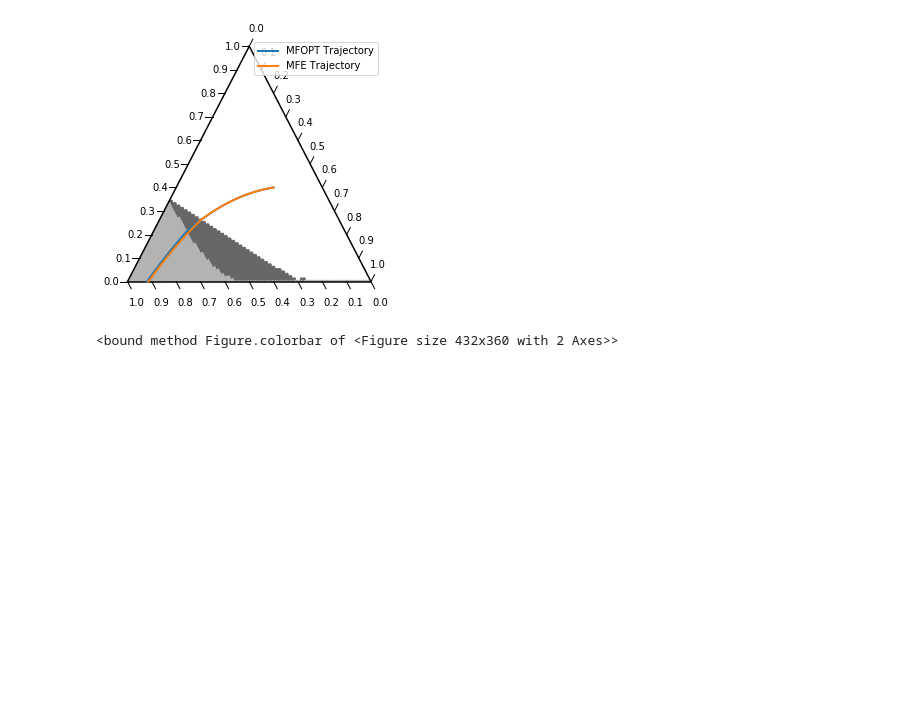
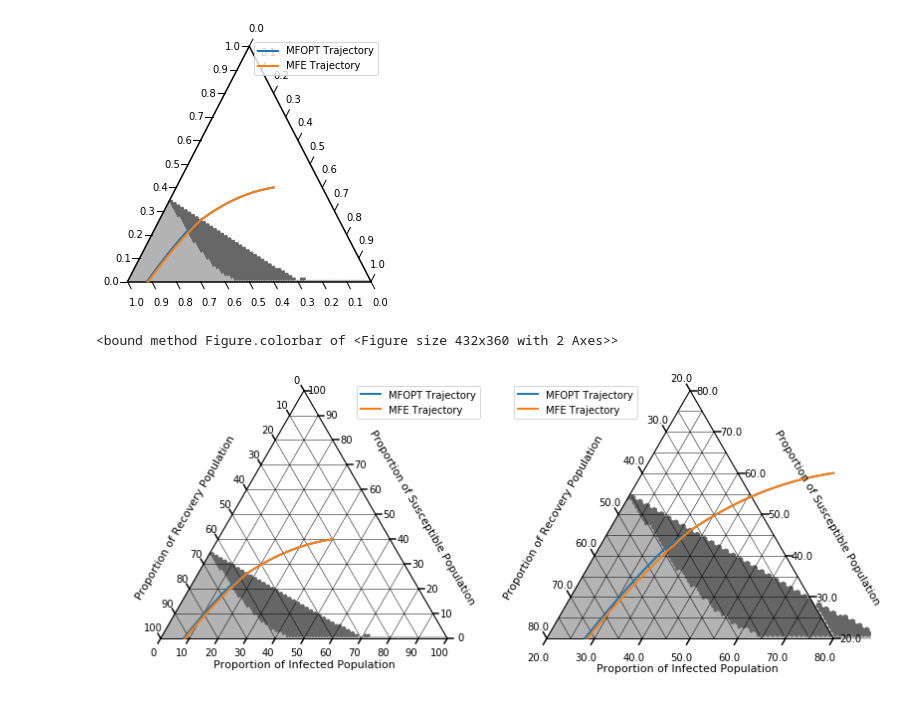
Before and after one commit to josudoncel/MeanFieldGameAnalysisSIRModelVaccinations, a Jupyter notebook: Figure2_doplot.ipynb, the cells around one changed output. Drawn from its saved outputs; the diff is of its cells as text; code cells hidden in the pictures; blank space fills up the shorter version.

```diff
--- a/Figure2_doplot.ipynb
+++ b/Figure2_doplot.ipynb
@@ -164,7 +159,7 @@ tax1.gridlines(color="black", multiple=10, linewidth=0.5, ls='-')
 tax1.ax.axis("equal")
 tax1.ax.axis("off")
 
-tax2 = ternary.TernaryAxesSubplot(ax=ax2,scale=30)
+tax2 = ternary.TernaryAxesSubplot(ax=ax2,scale=60)
 axes_colors = {'b': 'r', 'r': 'r', 'l': 'r'}
 tax2.boundary(linewidth=1.0)
 tax2.gridlines(color="k", multiple=5, linewidth=0.5, ls='-')
@@ -175,66 +170,61 @@ tax2.ax.axis("off")
 def f(x):
     swMFOPT = np.interp(x[0], sw_mfopt_x, sw_mfopt_y)
     swMFEQ = np.interp(x[0], sw_mfe_x, sw_mfe_y)
     if x[1] <= swMFOPT:
         return (.7,.7,.7,1)
     elif x[1] <= swMFEQ:
         return (.4,.4,.4,1)
     else:
         return (0,0,0,0)
 
-def generate_heatmap_data():
-    from ternary.helpers import simplex_iterator
-    d = dict()
-    for (i, j, k) in simplex_iterator(scale):
-        d[(i, j, k)] = f([i/scale, j/scale])
-    return d
-data = generate_heatmap_data()
+#data = generate_heatmap_data()
 #print(data)
 
-tax.heatmap(data, style="hexgonal", use_rgba=True)
 
-fontsize = 16
-tax1.set_title("Entire range")
-tax1.left_axis_label("Logs", fontsize=fontsize, offset=0.12)
-tax1.right_axis_label("Dogs", fontsize=fontsize, offset=0.12)
-tax1.bottom_axis_label("Hogs", fontsize=fontsize, offset=0.)
-tax2.set_title("Zoomed region")
-tax2.left_axis_label("Logs", fontsize=fontsize, offset=0.17)
-tax2.right_axis_label("Dogs", fontsize=fontsize, offset=0.17)
-tax2.bottom_axis_label("Hogs", fontsize=fontsize, offset=0.03)
+tax1.heatmap(data, style="hexgonal", use_rgba=True)
+da = []
+for da in data:
+    print(da)
+tax2.heatmap(data, style="hexgonal", use_rgba=True)
+
+fig.delaxes(fig.axes[3])
+fig.delaxes(fig.axes[2])
+
+
+fontsize = 11
+#tax1.set_title("Switching Curve")
+tax1.left_axis_label("Proportion of Recovery Population", fontsize=fontsize, offset=0.12)
+tax1.right_axis_label("Proportion of Susceptible Population", fontsize=fontsize, offset=0.12)
+tax1.bottom_axis_label("Proportion of Infected Population", fontsize=fontsize, offset=0.)
+#tax2.set_title("Zoomed region")
+tax2.left_axis_label("Proportion of Recovery Population", fontsize=fontsize, offset=0.17)
+tax2.right_axis_label("Proportion of Susceptible Population", fontsize=fontsize, offset=0.17)
+tax2.bottom_axis_label("Proportion of Infected Population", fontsize=fontsize, offset=0.03)
 
 tax1.ticks(multiple=10,offset=0.02)
+tax2.set_axis_limits({'b': [20, 80], 'l': [20, 80], 'r': [20, 80]})
+tax2.get_ticks_from_axis_limits(multiple=10)
+tick_formats = "%.1f"
+tax2.set_custom_ticks(fontsize=10, offset=0.025, multiple=10, tick_formats=tick_formats)
 
-tax2.set_axis_limits({'b': [0, 50], 'l': [50, 100], 'r': [0, 50]})
-tax2.get_ticks_from_axis_limits(multiple=5)
-tick_formats = "%.1f"
-tax2.set_custom_ticks(fontsize=10, offset=0.025, multiple=5, tick_formats=tick_formats)
-
-
-# data coords == simplex coords:
-#tax1.scatter(points, marker='^', s=25, c='b')
-#tax1.heatmap(data, style="hexgonal", use_rgba=True)
-# data coords != simplex coords:
-points_c = tax2.convert_coordinates(points, axisorder='brl')
-#tax2.scatter(points_c, marker='^', s=25, c='b')
-#tax.heatmap(data, style="hexgonal", use_rgba=True)
 tax1.plot(np.array(traj_mfopt)*scale, linewidth=2.0, label="MFOPT Trajectory")
 tax1.plot(np.array(traj_mfe)*scale, linewidth=2.0, label="MFE Trajectory")
 
 tax2.plot(np.array(traj_mfopt)*scale, linewidth=2.0, label="MFOPT Trajectory")
 tax2.plot(np.array(traj_mfe)*scale, linewidth=2.0, label="MFE Trajectory")
-
-
-# draw the zoom region on the first plot
-#tax1.line((60, 10, 30), (75, 10, 15), color='r', lw=2.0)
-#tax1.line((60, 10, 30), (60, 25, 15), color='r', lw=2.0)
-#tax1.line((75, 10, 15), (60, 25, 15), color='r', lw=2.0)
 
 fig.set_facecolor("w")
 
 tax1.ax.set_position([0.01, 0.05, 0.46, 0.8])
 tax2.ax.set_position([0.50, 0.05, 0.46, 0.8])
 
 tax1.resize_drawing_canvas()
 tax2.resize_drawing_canvas()
+tax1.legend()
+tax2.legend()
+tax1.get_axes().axis('off')
+tax2.get_axes().axis('off')
+
 ternary.plt.show()
+# %% [output]
+[figure, added]
```
Also changed, not shown: parts of 1 cell of this notebook, 2 other files.
